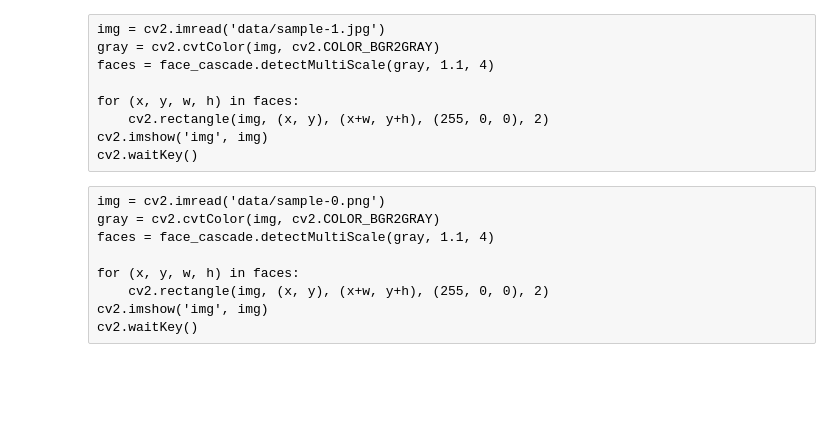
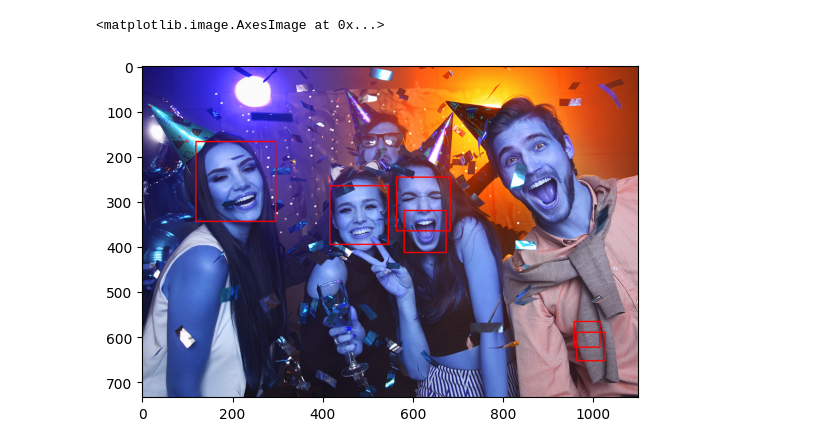
Before and after one commit to mrk-andreev/ml-system-design-22, a Jupyter notebook: experiments/v0_prototype/detect-faces.ipynb, the cells around one changed output. Drawn from its saved outputs; the diff is of its cells as text; code cells hidden in the pictures; blank space fills up the shorter version.

```diff
--- a/experiments/v0_prototype/detect-faces.ipynb
+++ b/experiments/v0_prototype/detect-faces.ipynb
@@ -8,18 +10,12 @@ face_cascade
-# %% [raw]
-img = cv2.imread('data/sample-1.jpg')
-gray = cv2.cvtColor(img, cv2.COLOR_BGR2GRAY)
-faces = face_cascade.detectMultiScale(gray, 1.1, 4)
-
-for (x, y, w, h) in faces:
-    cv2.rectangle(img, (x, y), (x+w, y+h), (255, 0, 0), 2)
-cv2.imshow('img', img)
-cv2.waitKey()
-# %% [raw]
-img = cv2.imread('data/sample-0.png')
-gray = cv2.cvtColor(img, cv2.COLOR_BGR2GRAY)
-faces = face_cascade.detectMultiScale(gray, 1.1, 4)
-
-for (x, y, w, h) in faces:
-    cv2.rectangle(img, (x, y), (x+w, y+h), (255, 0, 0), 2)
-cv2.imshow('img', img)
-cv2.waitKey()
+# %%
+img = cv2.imread('data/sample-1.jpg')
+gray = cv2.cvtColor(img, cv2.COLOR_BGR2GRAY)
+faces = face_cascade.detectMultiScale(gray, 1.1, 4)
+
+for (x, y, w, h) in faces:
+    cv2.rectangle(img, (x, y), (x+w, y+h), (255, 0, 0), 2)
+
+plt.imshow(img)
+# %% [output]
+<matplotlib.image.AxesImage at 0x...>
+[figure, added]
```
Also changed, not shown: parts of 3 cells of this notebook, 2 other files.
